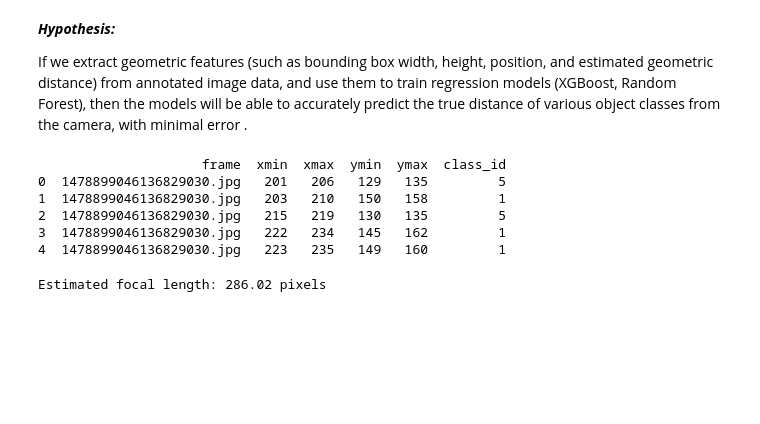
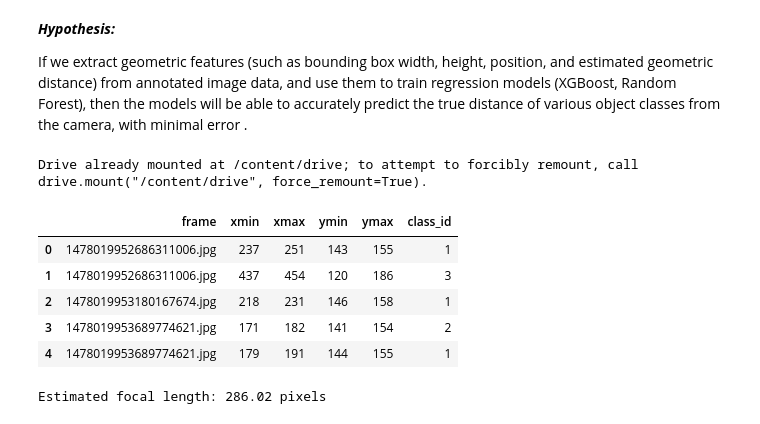
Before and after one commit to seshasai164/self-drivng-cars, a Jupyter notebook: slef_driving_cars_machinelearning_ipnyp.ipynb, the cells around one changed output. Saved outputs shown, nothing was run; the diff lists cells and outputs as text; code cells hidden in the pictures; blank space fills up the shorter version.

```diff
--- a/slef_driving_cars_machinelearning_ipnyp.ipynb
+++ b/slef_driving_cars_machinelearning_ipnyp.ipynb
@@ -11,17 +13,22 @@ from sklearn.model_selection import train_test_split, cross_val_score
 from sklearn.metrics import mean_absolute_error, mean_squared_error
 from xgboost import XGBRegressor
 from sklearn.ensemble import RandomForestRegressor
-# %%
-# Load bounding box annotations
-df = pd.read_csv("f1.csv")
-print(df.head())
-# %% [output]
-                     frame  xmin  xmax  ymin  ymax  class_id
-0  1478899046136829030.jpg   201   206   129   135         5
-1  1478899046136829030.jpg   203   210   150   158         1
-2  1478899046136829030.jpg   215   219   130   135         5
-3  1478899046136829030.jpg   222   234   145   162         1
-4  1478899046136829030.jpg   223   235   149   160         1
+# %%
+from google.colab import drive
+drive.mount('/content/drive')
+
+file_path = '/content/drive/MyDrive/datasets/dataset 2.1.csv.xlsx'
+df = pd.read_excel(file_path)
+
+df.head()
+# %% [output]
+Drive already mounted at /content/drive; to attempt to forcibly remount, call drive.mount("/content/drive", force_remount=True).
+|  | frame | xmin | xmax | ymin | ymax | class_id |
+| 0 | 1478019952686311006.jpg | 237 | 251 | 143 | 155 | 1 |
+| 1 | 1478019952686311006.jpg | 437 | 454 | 120 | 186 | 3 |
+| 2 | 1478019953180167674.jpg | 218 | 231 | 146 | 158 | 1 |
+| 3 | 1478019953689774621.jpg | 171 | 182 | 141 | 154 | 2 |
+| 4 | 1478019953689774621.jpg | 179 | 191 | 144 | 155 | 1 |
 # %%
 # Image resolution taken based on average images
 image_width_px = 480
```
Also changed, not shown: parts of 10 cells of this notebook.
